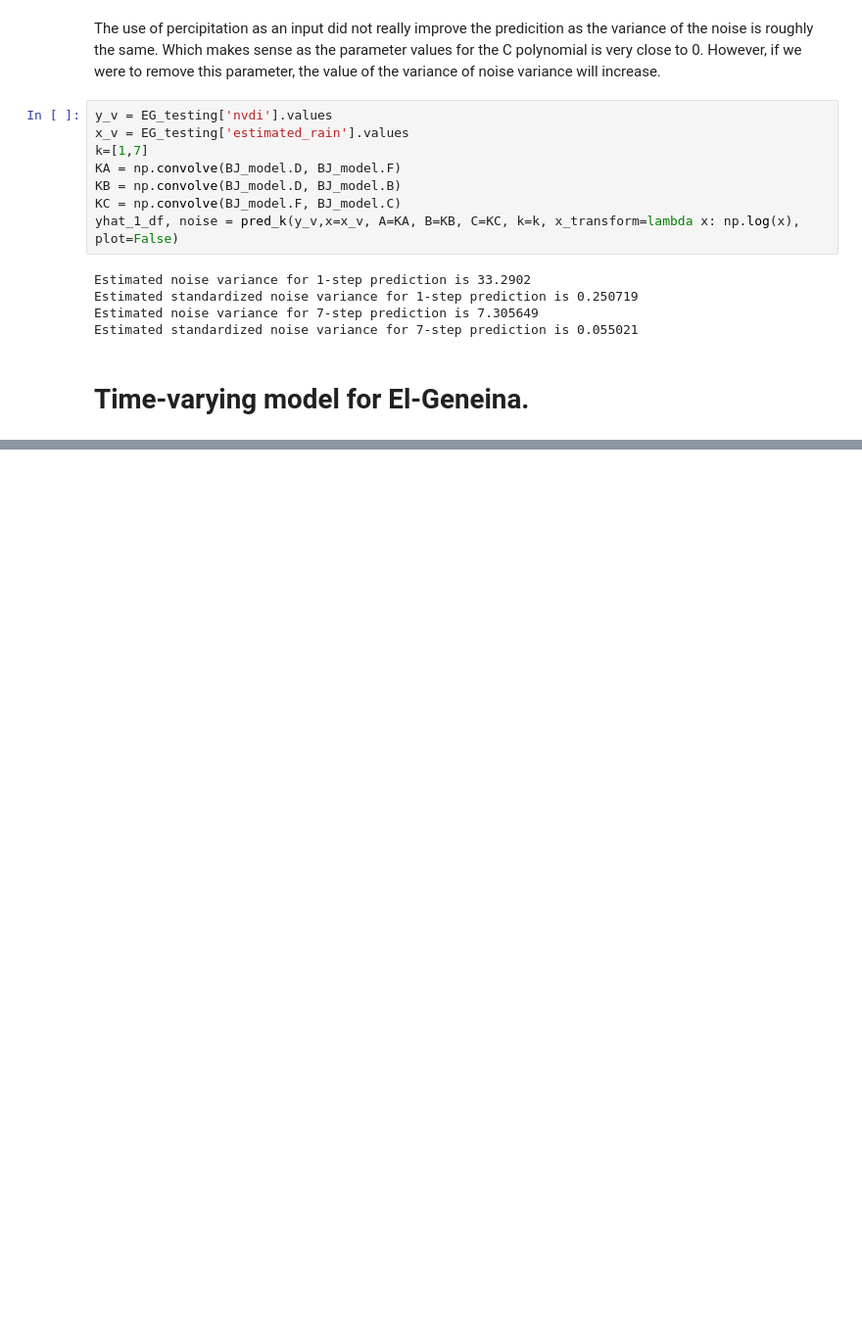
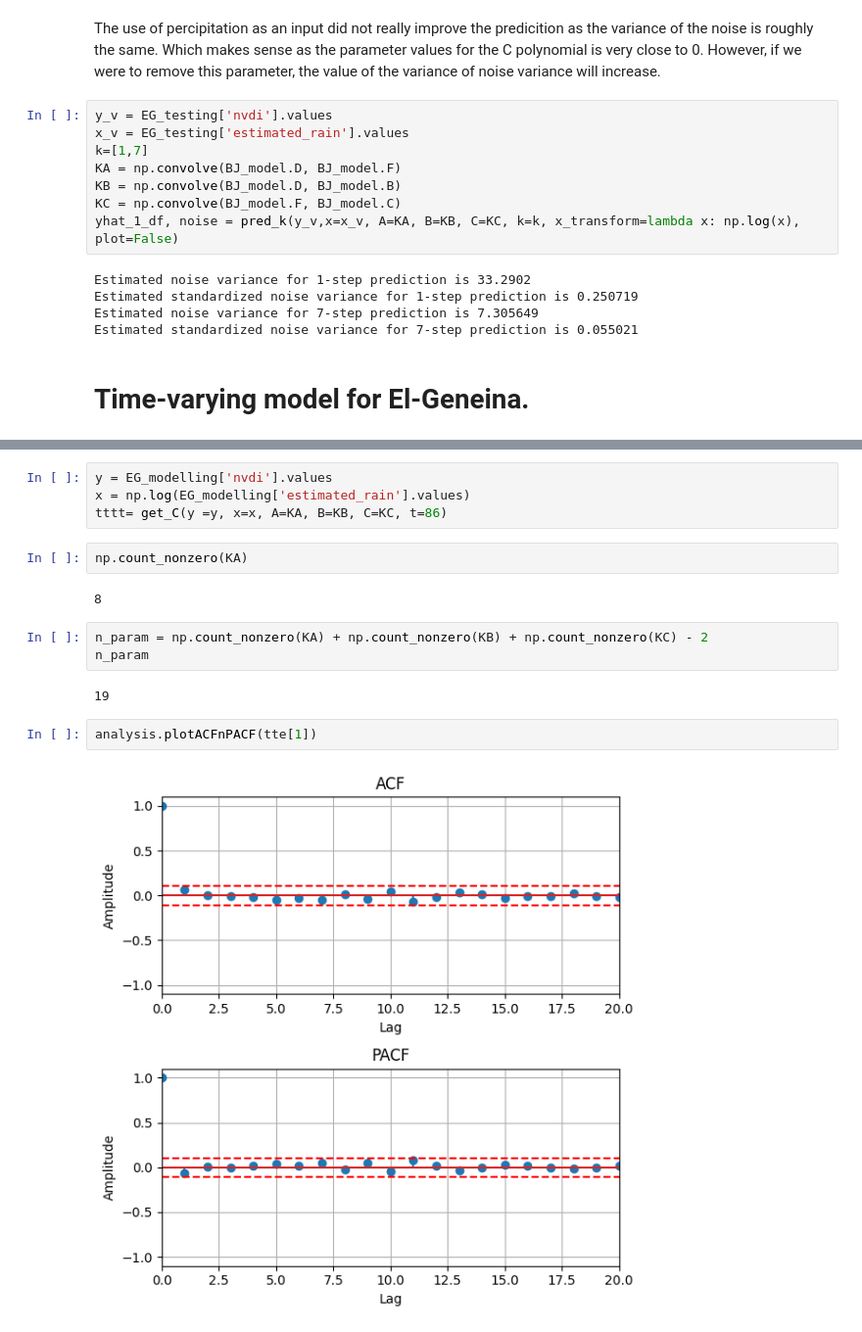
Before and after one commit to atjhin/lund-university, a Jupyter notebook: MASM17/FinalProject.ipynb, the cells around one changed output, grey strips where cells are left out. Shown at 98% size. Saved outputs shown, nothing was run; the diff lists cells and outputs as text; blank space fills up the shorter version.

```diff
--- a/MASM17/FinalProject.ipynb
+++ b/MASM17/FinalProject.ipynb
@@ -1051,0 +1119,17 @@ def get_C(y, x, A, B, C, t):
+# %%
+y = EG_modelling['nvdi'].values
+x = np.log(EG_modelling['estimated_rain'].values)
+tttt= get_C(y =y, x=x, A=KA, B=KB, C=KC, t=86)
+# %%
+np.count_nonzero(KA)
+# %% [output]
+8
+# %%
+n_param = np.count_nonzero(KA) + np.count_nonzero(KB) + np.count_nonzero(KC) - 2
+n_param
+# %% [output]
+19
+# %%
+analysis.plotACFnPACF(tte[1])
+# %% [output]
+[figure, added]
```
Also changed, not shown: parts of 18 cells of this notebook.
